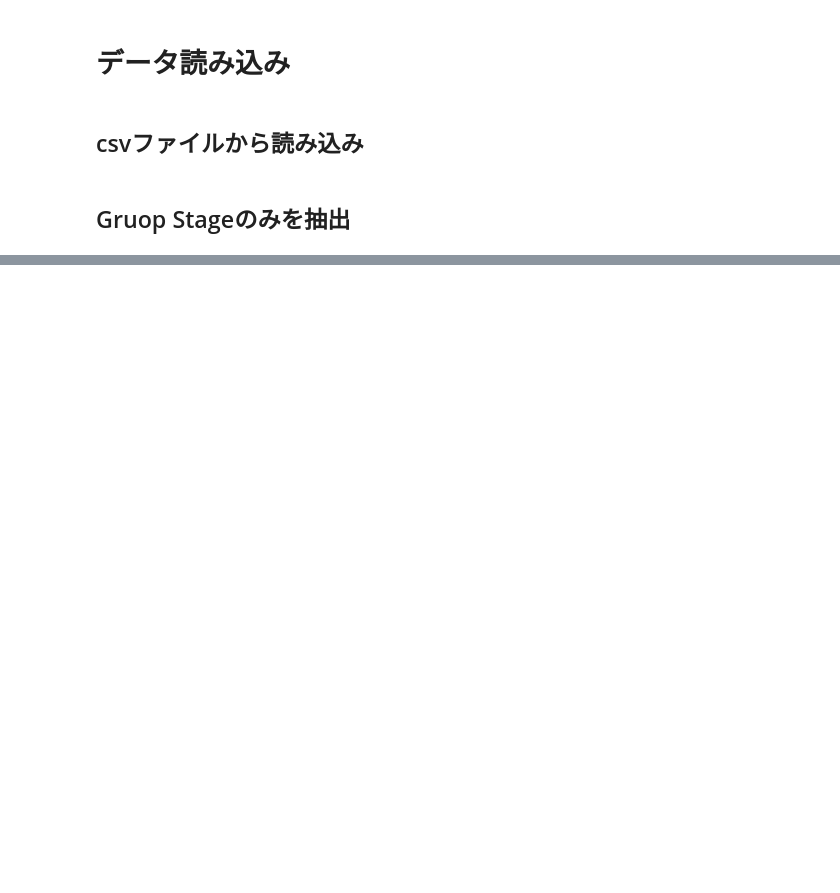
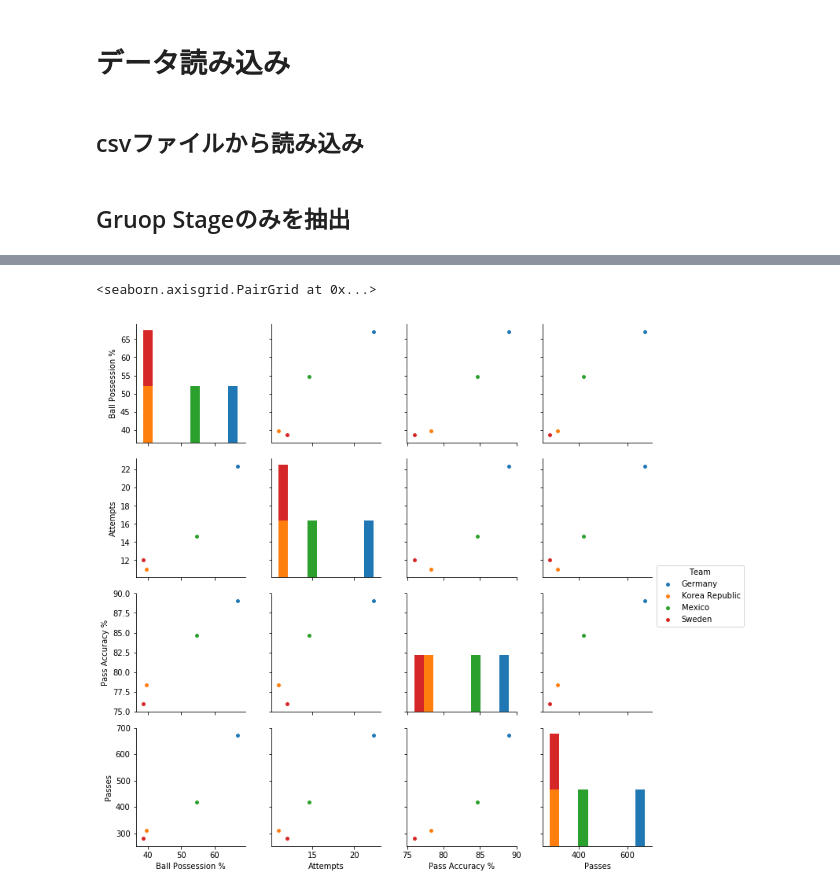
Before and after one commit to ryusugimoto/testdata, a Jupyter notebook: GroupF.ipynb, the cells around one changed output, grey strips where cells are left out. Drawn from its saved outputs; the diff is of its cells as text; code cells hidden in the pictures; blank space fills up the shorter version.

```diff
--- a/GroupF.ipynb
+++ b/GroupF.ipynb
@@ -30,0 +21,3 @@ groupf.groupby('Team').sum()
+# %%
+gs.drop(columns={'Date', 'Round','PSO', 'Goals in PSO'},inplace=True)
+# 'Opponent','Goal Scored',
@@ -30,0 +31,20 @@ groupf.groupby('Team').sum()
+# %%
+ga = gs.loc[(gs['Team'] == 'Russia') | (gs['Team'] == 'Saudi Arabia') | (
+    gs['Team'] == 'Egypt') | (gs['Team'] == 'Uruguay')]
+gb = gs.loc[(gs['Team'] == 'Morocco') | (gs['Team'] == 'Iran') | (
+    gs['Team'] == 'Portugal') | (gs['Team'] == 'Spain')]
+gc = gs.loc[(gs['Team'] == 'France') | (gs['Team'] == 'Australia') | (
+    gs['Team'] == 'Peru') | (gs['Team'] == 'Denmark')]
+gd = gs.loc[(gs['Team'] == 'Argentina') | (gs['Team'] == 'Iceland') | (
+    gs['Team'] == 'Croatia') | (gs['Team'] == 'Nigeria')]
+ge = gs.loc[(gs['Team'] == 'Cost a Rica') | (gs['Team'] == 'Serbia') | (
+    gs['Team'] == 'Brazil') | (gs['Team'] == 'Switzerland')]
+gf = gs.loc[(gs['Team'] == 'Germany') | (gs['Team'] == 'Mexico') | (
+    gs['Team'] == 'Sweden') | (gs['Team'] == 'Korea Republic')]
+gg = gs.loc[(gs['Team'] == 'Belgium') | (gs['Team'] == 'Panama') | (
+    gs['Team'] == 'Tunisia') | (gs['Team'] == 'England')]
+gh = gs.loc[(gs['Team'] == 'Colombia') | (gs['Team'] == 'Japan') | (
+    gs['Team'] == 'Poland') | (gs['Team'] == 'Senegal')]
+# %%
+f = gf.groupby('Team').mean().round(3)
+f.reset_index(inplace=True)
@@ -30,0 +67,6 @@ groupf.groupby('Team').sum()
+# %%
+f_pass = f.loc[:, ['Team', 'Ball Possession %', 'Attempts','Pass Accuracy %', 'Passes']]
+sns.pairplot(f_pass, hue='Team')
+# %% [output]
+<seaborn.axisgrid.PairGrid at 0x...>
+[figure, added]
```
Also changed, not shown: parts of 8 cells of this notebook.
